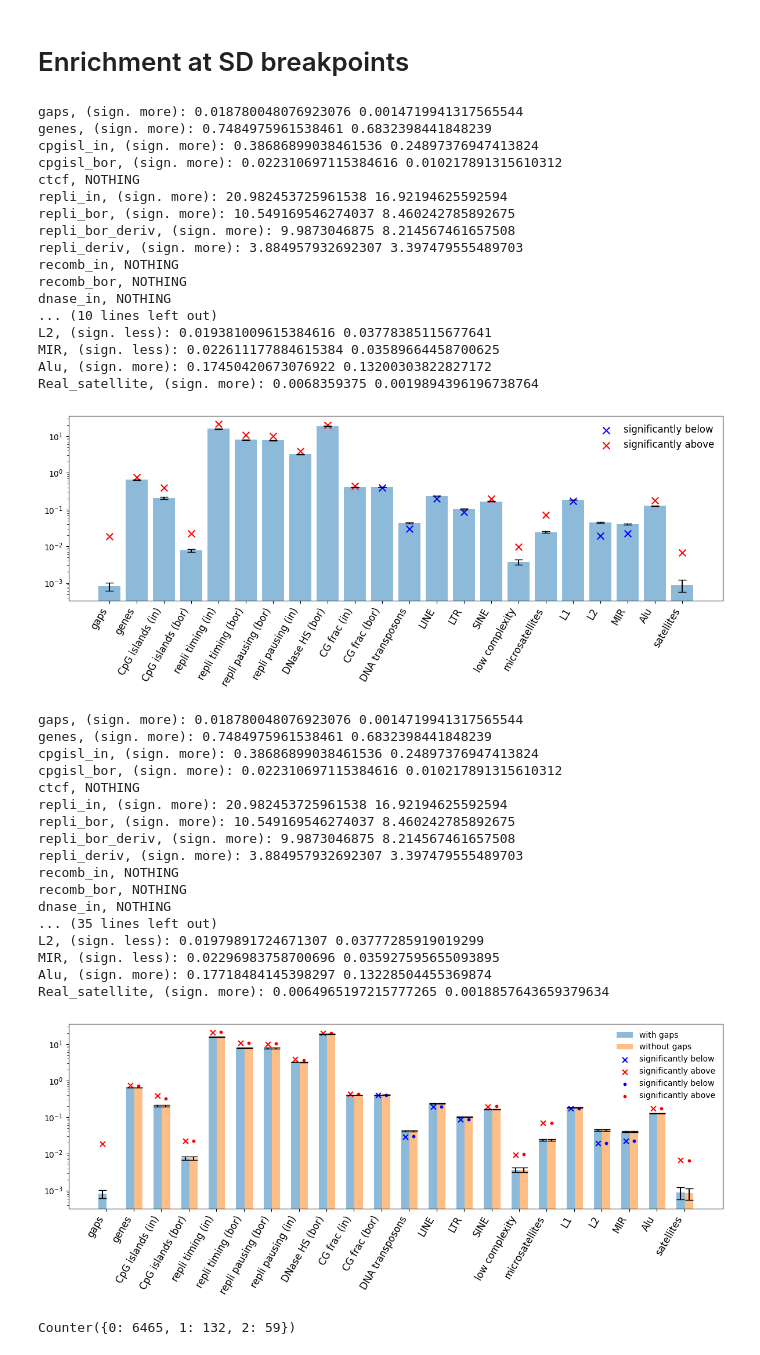
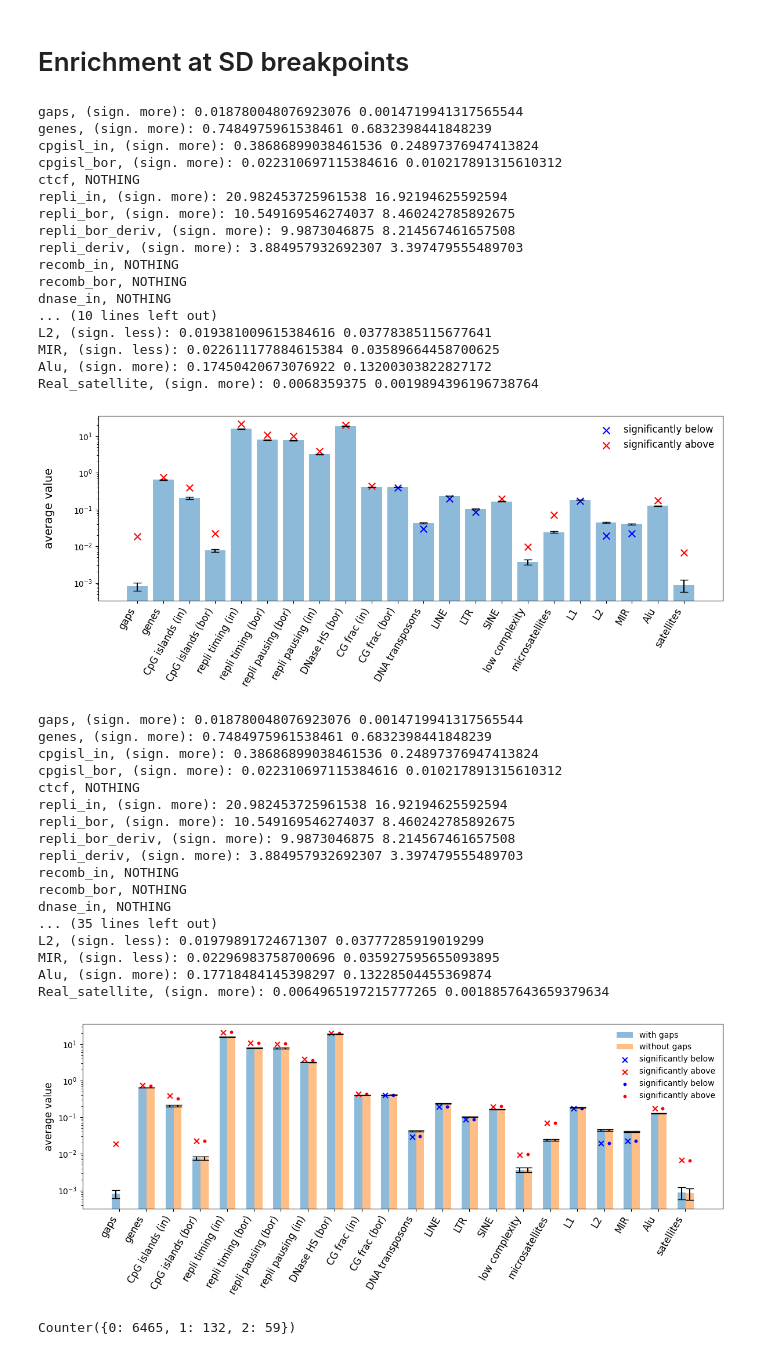
Before and after one commit to abdeldar/SD_network, a Jupyter notebook: Analyze_SD_breakpoints/SDs_repeats_flanks_4git.ipynb, the cells around one changed output. Saved outputs shown, nothing was run; the diff lists cells and outputs as text; code cells hidden in the pictures.

```diff
--- a/Analyze_SD_breakpoints/SDs_repeats_flanks_4git.ipynb
+++ b/Analyze_SD_breakpoints/SDs_repeats_flanks_4git.ipynb
@@ -137,5 +137,5 @@ All columns: ['length' 'centro' 'telo' 'gaps' 'genes' 'intra_frac' 'cpgisl_in'
 Significant: ['length' 'genes' 'intra_frac' 'cpgisl_in' 'repli_deriv']
 Corresponding p-adjusted (BH): [0. 0. 0. 0. 0.]
 # %%
-piece_out.insert(0, 'jumps', piece_out.pop('jumps'))
-piece_out.loc[:, ~piece_out.columns.isin(['chr', 'coor_s', 'coor_e', 'ids'])].corr(method='spearman')
+#piece_out.insert(0, 'jumps', piece_out.pop('jumps'))
+#piece_out.loc[:, ~piece_out.columns.isin(['chr', 'coor_s', 'coor_e', 'ids'])].corr(method='spearman')
@@ -159,0 +142,20 @@ piece_out.loc[:, ~piece_out.columns.isin(['chr', 'coor_s', 'coor_e', 'ids'])].co
+# %%
+# Spearman correlation between "jumps" and every single column
+
+import warnings
+warnings.filterwarnings('ignore')
+
+from sklearn import preprocessing
+from pingouin import partial_corr
+
+df_in = piece_out.loc[:, ~piece_out.columns.isin(['chr', 'coor_s', 'coor_e', 'ids'])]
+df_in = df_in.drop(['telocent_dist', 'Retroposon', 'scRNA', 'RC', 'snRNA', 'srpRNA', 'tRNA', 'rRNA', 'LINE', 'SINE', 'Satellite'], axis=1)
+cols = list(df_in.columns)
+cols.remove("jumps")
+
+for i, val in enumerate(cols):
+    cor = partial_corr(data=df_in, x='jumps', y=val, method='spearman')
+    ci = cor.std.__str__().split()[11:13]
+    ci = [float(i.strip("[],")) for i in ci]
+    pvas_adj = cor['p-val'][0]
+    print(f"{val}: r={round(cor.r[0], 3)}, p_adj={round(pvas_adj, 3)}, ci_delta={round(ci[1] - cor.r[0], 3)}, {'signif.' if pvas_adj < 0.01/len(cols) else ''}")
@@ -160,4 +234,6 @@ piece_out.loc[:, ~piece_out.columns.isin(['chr', 'coor_s', 'coor_e', 'ids'])].co
 # %%
+# Partial correlation between "jumps" and every single column given all other
+
 import warnings
 warnings.filterwarnings('ignore')
 
@@ -172,6 +248,8 @@ cols.remove("jumps")
 for i, val in enumerate(cols):
     other = cols[:i] + cols[i+1:]
     cor = partial_corr(data=df_in, x='jumps', y=val, covar=other, method='spearman')
+    ci = cor.std.__str__().split()[11:13]
+    ci = [float(i.strip("[],")) for i in ci]
     pvas_adj = cor['p-val'][0]
-    print(f"{val}, {cor.r[0]}, {pvas_adj}, {'yes' if pvas_adj < 0.01/len(cols) else ''}")
+    print(f"{val}: r={round(cor.r[0], 3)}, p_adj={round(pvas_adj, 3)}, ci_delta={round(ci[1] - cor.r[0], 3)}, {'signif.' if pvas_adj < 0.01/len(cols) else ''}")
 # %% [output]
@@ -219,9 +332,12 @@ new_labels = ["CpG islands (in)", "CpG islands (bor)", "repli timing (in)", "rep
 for i in range(len(indices_change)):
     labels[indices_change[i]] = new_labels[i]
 
+#plt.ylabel("average value", fontsize=14)
+ax.set_ylabel("average value", labelpad=23, fontsize=14)
 ax.set_xticklabels(labels, rotation=60, fontsize=12, ha="right")
 ax.legend(['significantly below', 'significantly above'], frameon=False, fontsize=12);
 plt.tight_layout();
+plt.savefig("../pics/break_features.pdf")
 # %% [output]
 gaps, (sign. more): 0.018780048076923076 0.0014719941317565544
 genes, (sign. more): 0.7484975961538461 0.6832398441848239
@@ -240,7 +356,7 @@ L2, (sign. less): 0.019381009615384616 0.03778385115677641
 MIR, (sign. less): 0.022611177884615384 0.03589664458700625
 Alu, (sign. more): 0.17450420673076922 0.13200303822827172
 Real_satellite, (sign. more): 0.0068359375 0.0019894396196738764
-[figure, old version]
+[figure, new version]
 # %%
 # Plot enrichment of genomic features in/flanking duplicated regions
 # We compare all duplicated regions with those without any assembly gaps at flanks
@@ -270,34 +386,35 @@ new_labels = ["CpG islands (in)", "CpG islands (bor)", "repli timing (in)", "rep
               "CG frac (in)", "CG frac (bor)", "DNA transposons",
               "low complexity", "microsatellites", "satellites"]
 
 for i in range(len(indices_change)):
     labels[indices_change[i]] = new_labels[i]
 
 handles, legends = ax.get_legend_handles_labels()
 order = [4, 5, 0, 1, 2, 3]
 
+plt.ylabel("average value", fontsize=12)
 ax.set_xticklabels(labels, rotation=60, fontsize=12, ha="right")
 ax.legend([handles[idx] for idx in order], [legends[idx] for idx in order], frameon=False, fontsize=10);
 plt.tight_layout();
 # %% [output]
 gaps, (sign. more): 0.018780048076923076 0.0014719941317565544
 genes, (sign. more): 0.7484975961538461 0.6832398441848239
 cpgisl_in, (sign. more): 0.38686899038461536 0.24897376947413824
 cpgisl_bor, (sign. more): 0.022310697115384616 0.010217891315610312
 ctcf, NOTHING
 repli_in, (sign. more): 20.982453725961538 16.92194625592594
 repli_bor, (sign. more): 10.549169546274037 8.460242785892675
 repli_bor_deriv, (sign. more): 9.9873046875 8.214567461657508
 repli_deriv, (sign. more): 3.884957932692307 3.397479555489703
 recomb_in, NOTHING
 recomb_bor, NOTHING
 dnase_in, NOTHING
 ... (35 lines left out)
 L2, (sign. less): 0.01979891724671307 0.03777285919019299
 MIR, (sign. less): 0.02296983758700696 0.035927595655093895
 Alu, (sign. more): 0.17718484145398297 0.13228504455369874
 Real_satellite, (sign. more): 0.0064965197215777265 0.0018857643659379634
-[figure, old version]
+[figure, new version]
 # %%
 # only 3% of duplicated regions are flanked with assembly gaps
 
```
Also changed, not shown: parts of 7 cells of this notebook, 2 other files.
